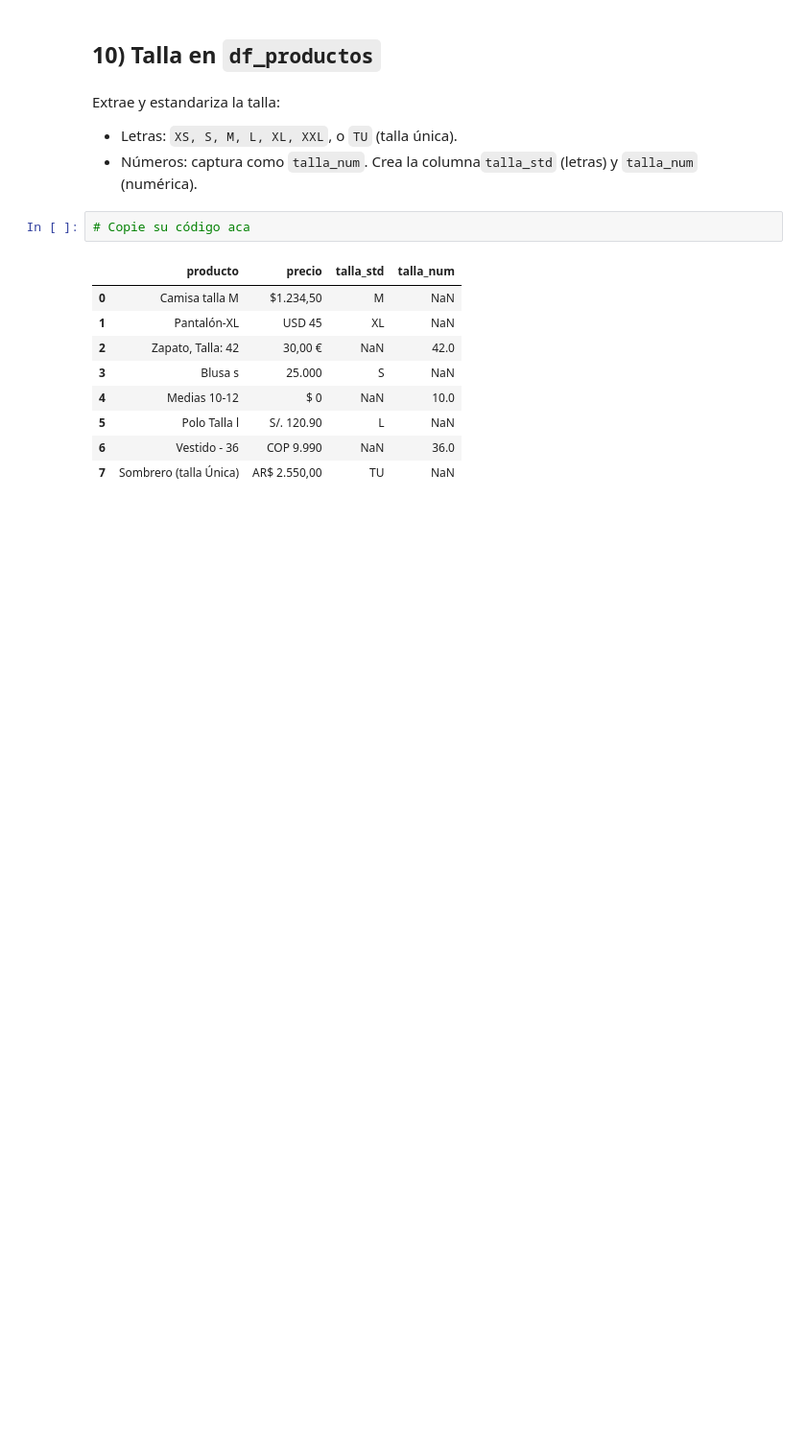
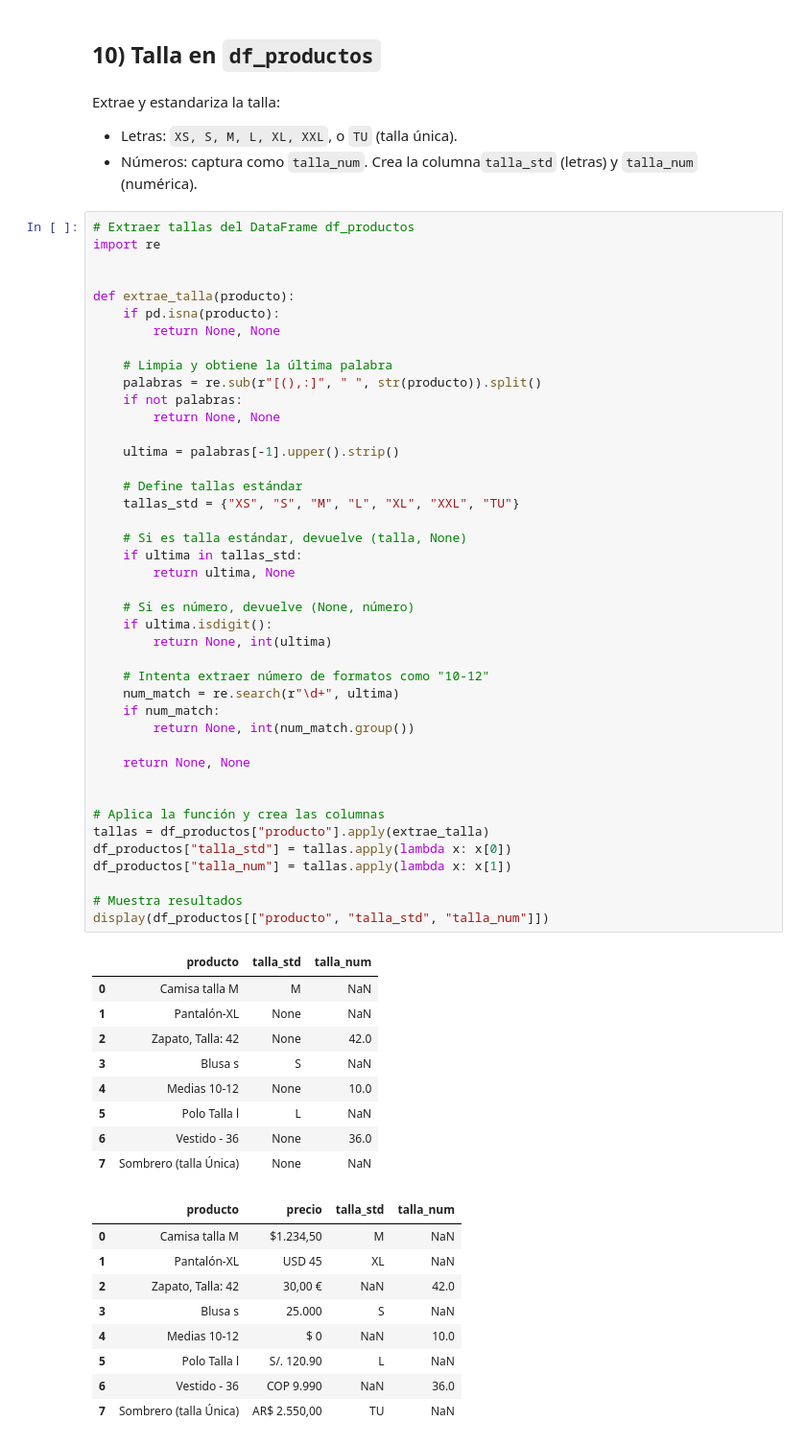
Before and after one commit to DavidArroyaveUPB/Curso-NLP-DAvid-Arroyave, a Jupyter notebook: notebooks/Practica_Limpieza_Texto.ipynb, the cells around one changed output. Shown at 96% size. Cells and saved outputs as stored; diff of their text form; blank space fills up the shorter version.

```diff
--- a/notebooks/Practica_Limpieza_Texto.ipynb
+++ b/notebooks/Practica_Limpieza_Texto.ipynb
@@ -366,7 +623,57 @@ Extrae y estandariza la talla:
 - Números: captura como `talla_num`.
 Crea la columna`talla_std` (letras) y `talla_num` (numérica).
 # %%
-# Copie su código aca
+# Extraer tallas del DataFrame df_productos
+import re
+
+
+def extrae_talla(producto):
+    if pd.isna(producto):
+        return None, None
+
+    # Limpia y obtiene la última palabra
+    palabras = re.sub(r"[(),:]", " ", str(producto)).split()
+    if not palabras:
+        return None, None
+
+    ultima = palabras[-1].upper().strip()
+
+    # Define tallas estándar
+    tallas_std = {"XS", "S", "M", "L", "XL", "XXL", "TU"}
+
+    # Si es talla estándar, devuelve (talla, None)
+    if ultima in tallas_std:
+        return ultima, None
+
+    # Si es número, devuelve (None, número)
+    if ultima.isdigit():
+        return None, int(ultima)
+
+    # Intenta extraer número de formatos como "10-12"
+    num_match = re.search(r"\d+", ultima)
+    if num_match:
+        return None, int(num_match.group())
+
+    return None, None
+
+
+# Aplica la función y crea las columnas
+tallas = df_productos["producto"].apply(extrae_talla)
+df_productos["talla_std"] = tallas.apply(lambda x: x[0])
+df_productos["talla_num"] = tallas.apply(lambda x: x[1])
+
+# Muestra resultados
+display(df_productos[["producto", "talla_std", "talla_num"]])
+# %% [output]
+|  | producto | talla_std | talla_num |
+| 0 | Camisa talla M | M | NaN |
+| 1 | Pantalón-XL | None | NaN |
+| 2 | Zapato, Talla: 42 | None | 42.0 |
+| 3 | Blusa s | S | NaN |
+| 4 | Medias 10-12 | None | 10.0 |
+| 5 | Polo Talla l | L | NaN |
+| 6 | Vestido - 36 | None | 36.0 |
+| 7 | Sombrero (talla Única) | None | NaN |
 # %%
 # %% [output]
 |  | producto | precio | talla_std | talla_num |
```
Also changed, not shown: parts of 21 cells of this notebook.
